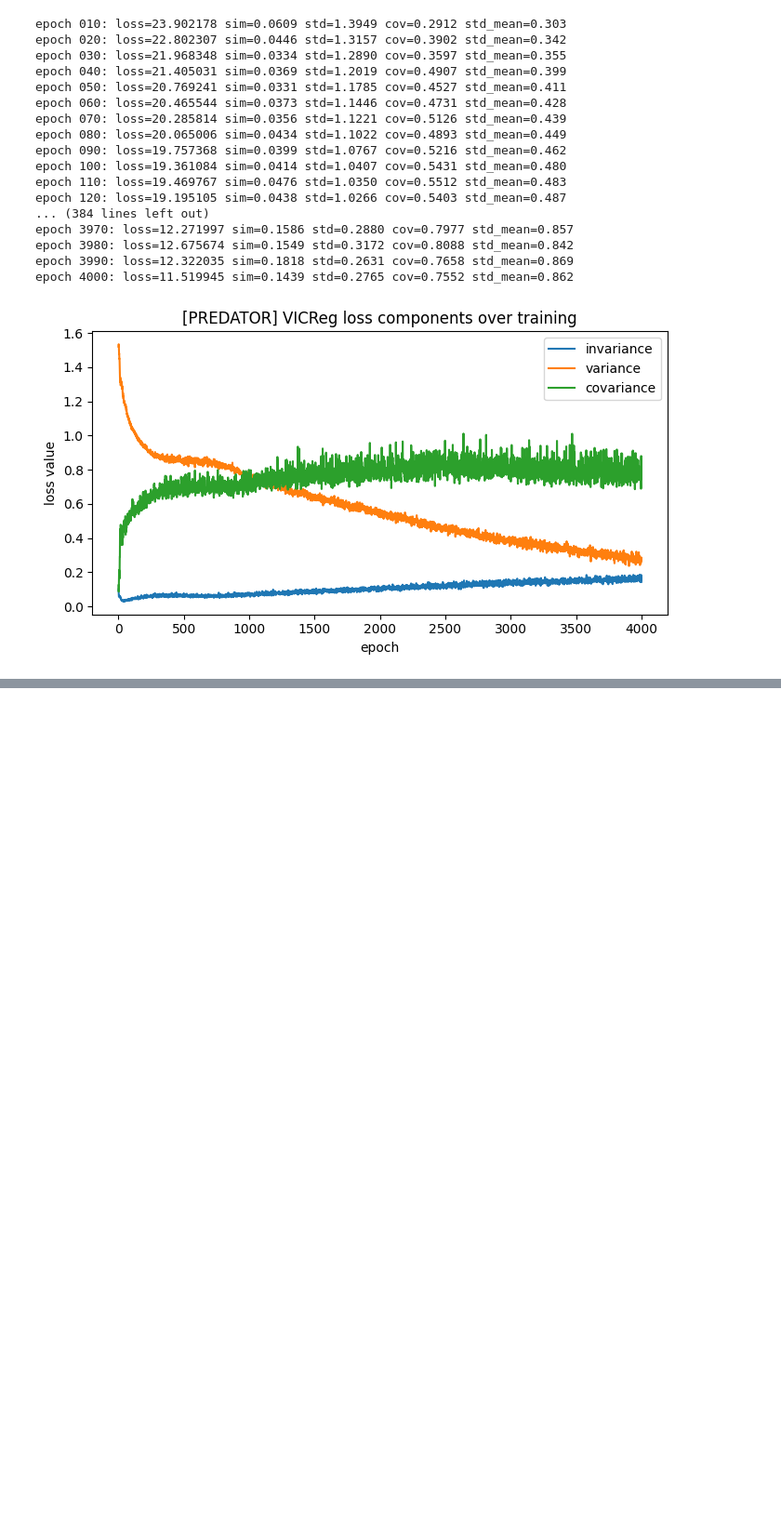
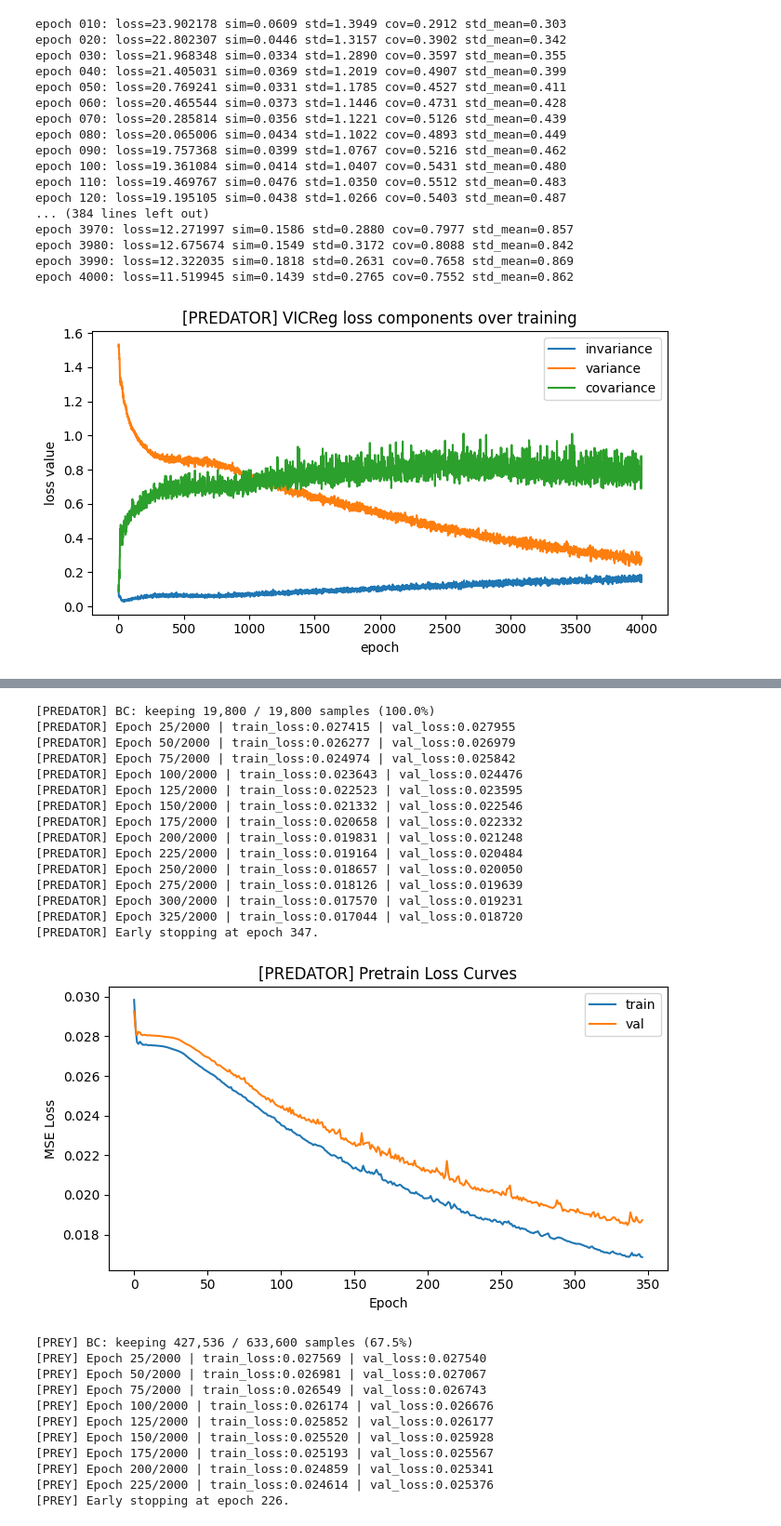
Before and after one commit to nickikloss/Predator-Prey-Thesis, a Jupyter notebook: 2.3 GAIL - Pretrain Policy & Encoder.ipynb, the cells around one changed output, grey strips where cells are left out. Shown at 93% size. Cells and saved outputs as stored; diff of their text form; code cells hidden in the pictures; blank space fills up the shorter version.

```diff
--- a/2.3 GAIL - Pretrain Policy & Encoder.ipynb
+++ b/2.3 GAIL - Pretrain Policy & Encoder.ipynb
@@ -171,0 +304,43 @@ torch.save(prey_policy.state_dict(),drive / f'models/trained_policies/BC-Policy/
+# %%
+# pretrain predator policy with behavior cloning and early stopping
+pred_policy = ModularPolicy(features=5).to(device) # was 4
+pretrain_policy(pred_policy, role="predator", expert_data=exp_pred_tensor,
+                batch_size=4048, epochs=2000, lr=1e-3, patience=10,
+                deterministic=True, device=device)
+torch.save(pred_policy.state_dict(),drive / f'models/trained_policies/BC-Policy/bc_pred_policy_attack.pt')
+
+
+# pretrain prey policy with behavior cloning and early stopping
+prey_policy = ModularPolicy(features=6).to(device) # was 5
+pretrain_policy(prey_policy, role="prey", expert_data=exp_prey_tensor,
+                batch_size=4048, epochs=2000, lr=1e-3, patience=10,
+                deterministic=True, device=device)
+torch.save(prey_policy.state_dict(),drive / f'models/trained_policies/BC-Policy/bc_prey_policy_attack.pt')
+# %% [output]
+[PREDATOR] BC: keeping 19,800 / 19,800 samples (100.0%)
+[PREDATOR] Epoch 25/2000 | train_loss:0.027415 | val_loss:0.027955
+[PREDATOR] Epoch 50/2000 | train_loss:0.026277 | val_loss:0.026979
+[PREDATOR] Epoch 75/2000 | train_loss:0.024974 | val_loss:0.025842
+[PREDATOR] Epoch 100/2000 | train_loss:0.023643 | val_loss:0.024476
+[PREDATOR] Epoch 125/2000 | train_loss:0.022523 | val_loss:0.023595
+[PREDATOR] Epoch 150/2000 | train_loss:0.021332 | val_loss:0.022546
+[PREDATOR] Epoch 175/2000 | train_loss:0.020658 | val_loss:0.022332
+[PREDATOR] Epoch 200/2000 | train_loss:0.019831 | val_loss:0.021248
+[PREDATOR] Epoch 225/2000 | train_loss:0.019164 | val_loss:0.020484
+[PREDATOR] Epoch 250/2000 | train_loss:0.018657 | val_loss:0.020050
+[PREDATOR] Epoch 275/2000 | train_loss:0.018126 | val_loss:0.019639
+[PREDATOR] Epoch 300/2000 | train_loss:0.017570 | val_loss:0.019231
+[PREDATOR] Epoch 325/2000 | train_loss:0.017044 | val_loss:0.018720
+[PREDATOR] Early stopping at epoch 347.
+[figure, added]
+[PREY] BC: keeping 427,536 / 633,600 samples (67.5%)
+[PREY] Epoch 25/2000 | train_loss:0.027569 | val_loss:0.027540
+[PREY] Epoch 50/2000 | train_loss:0.026981 | val_loss:0.027067
+[PREY] Epoch 75/2000 | train_loss:0.026549 | val_loss:0.026743
+[PREY] Epoch 100/2000 | train_loss:0.026174 | val_loss:0.026676
+[PREY] Epoch 125/2000 | train_loss:0.025852 | val_loss:0.026177
+[PREY] Epoch 150/2000 | train_loss:0.025520 | val_loss:0.025928
+[PREY] Epoch 175/2000 | train_loss:0.025193 | val_loss:0.025567
+[PREY] Epoch 200/2000 | train_loss:0.024859 | val_loss:0.025341
+[PREY] Epoch 225/2000 | train_loss:0.024614 | val_loss:0.025376
+[PREY] Early stopping at epoch 226.
```
Also changed, not shown: parts of 10 cells of this notebook, 9 other files.
